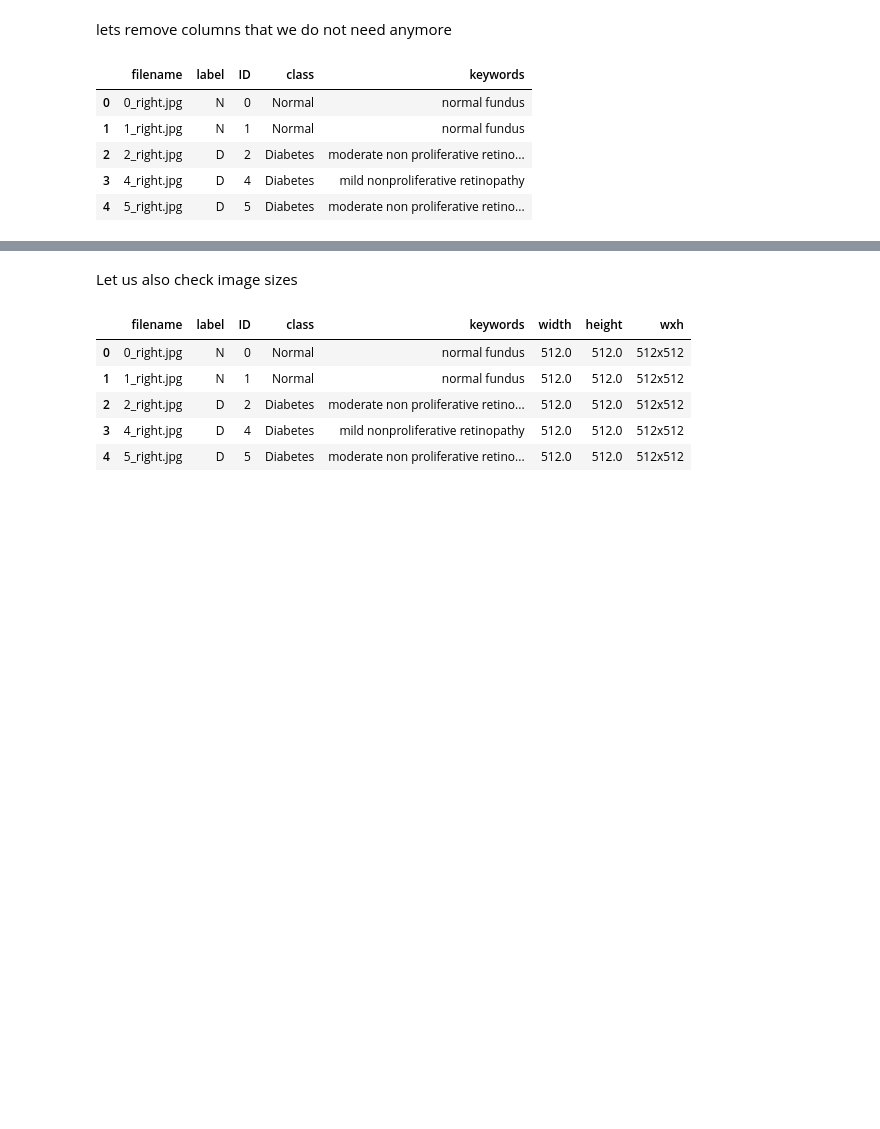
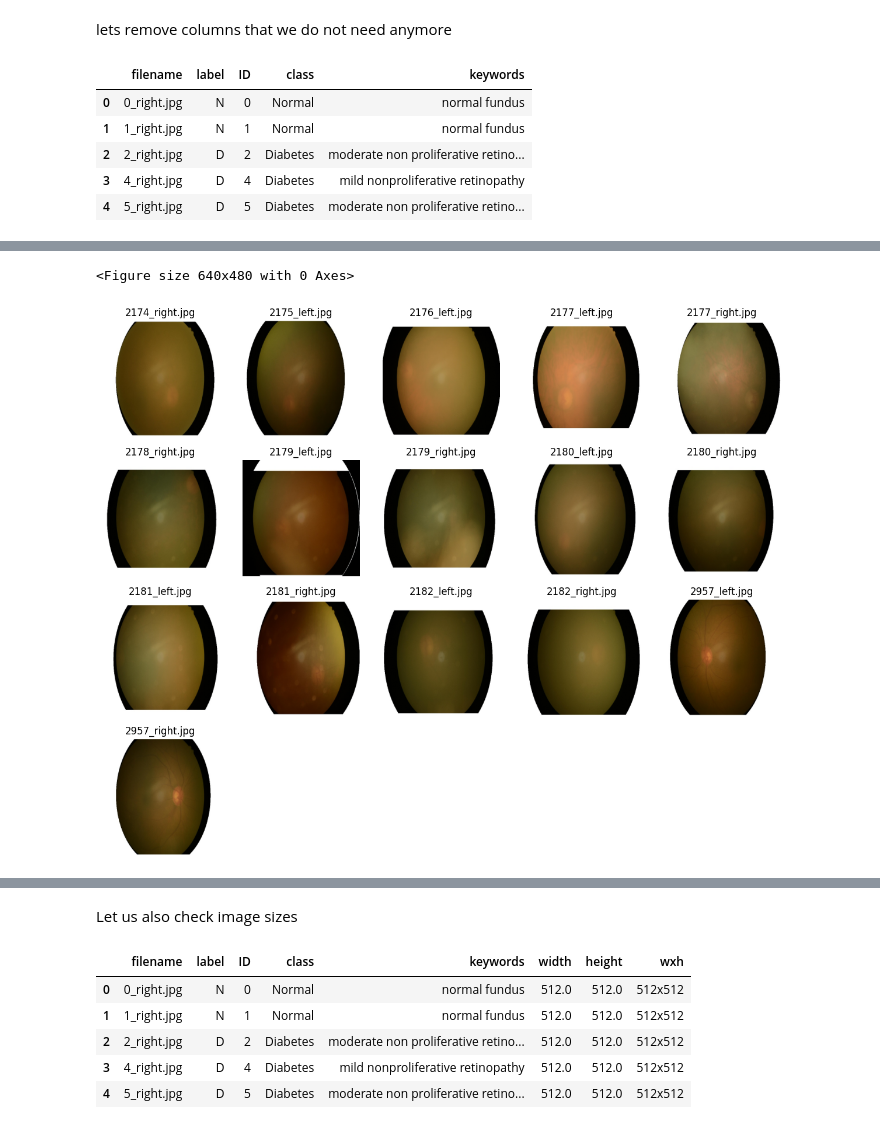
Before and after one commit to raymondsamalo/ITI123-GenerativeAIDeepLearningProject, a Jupyter notebook: 01_ODIR-2019-EDA.ipynb, the cells around one changed output, grey strips where cells are left out. Saved outputs shown, nothing was run; the diff lists cells and outputs as text; code cells hidden in the pictures; blank space fills up the shorter version.

```diff
--- a/01_ODIR-2019-EDA.ipynb
+++ b/01_ODIR-2019-EDA.ipynb
@@ -200,0 +269,9 @@ df2.head()
+# %%
+blacklist = ['2174_right.jpg', '2175_left.jpg', '2176_left.jpg', '2177_left.jpg', '2177_right.jpg',
+                     '2178_right.jpg', '2179_left.jpg', '2179_right.jpg', '2180_left.jpg', '2180_right.jpg',
+                     '2181_left.jpg', '2181_right.jpg', '2182_left.jpg', '2182_right.jpg', '2957_left.jpg',
+                     '2957_right.jpg']
+display_images(blacklist,title="blacklist", col_count=5, w=256,h=256)
+# %% [output]
+<Figure size 640x480 with 0 Axes>
+[figure, added]
```
Also changed, not shown: parts of 14 cells of this notebook, 4 other files.
